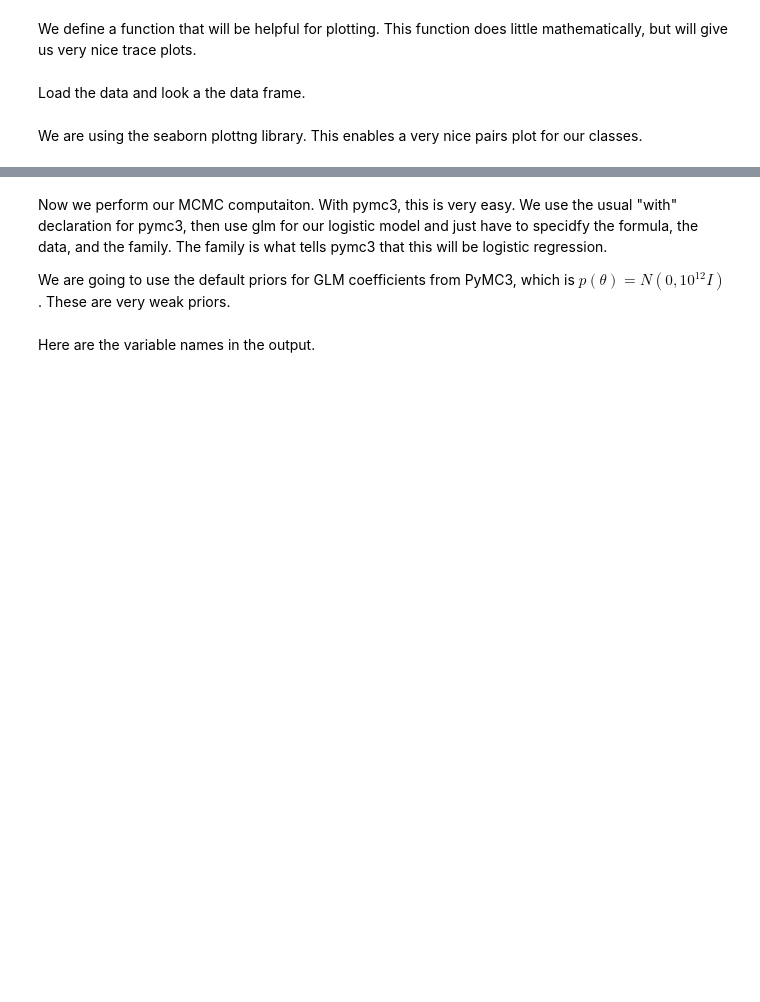
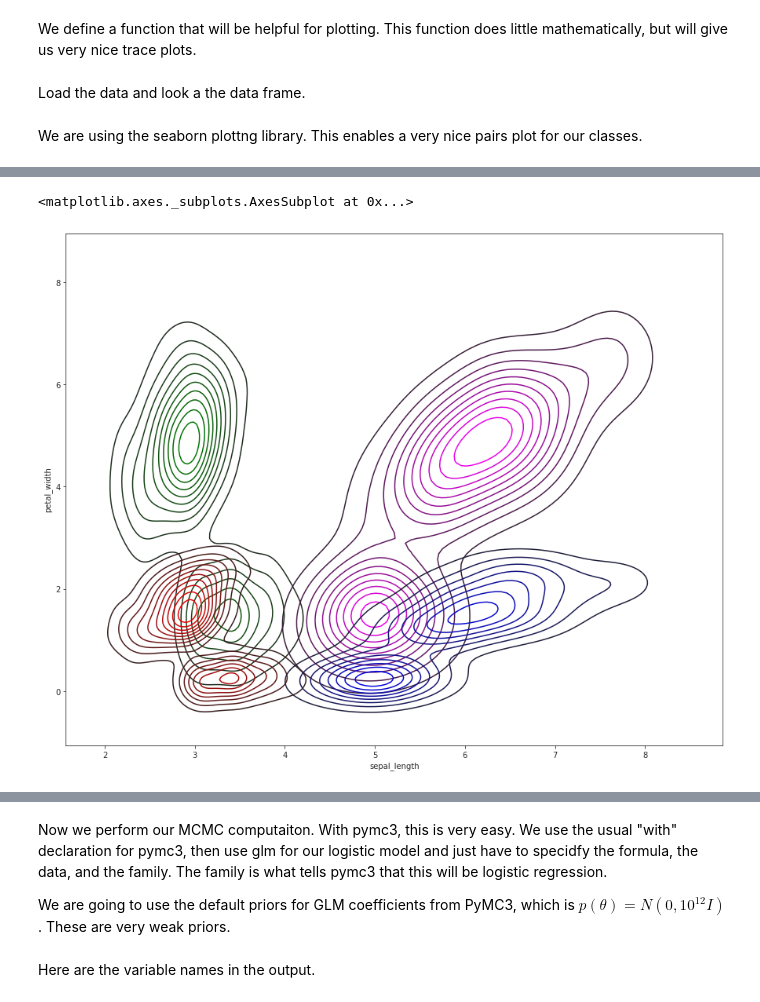
Before and after one commit to jaykay4403/Bayesian-ML, a Jupyter notebook: pymc3-bayesian-logistic-regression-classification.ipynb, the cells around one changed output, grey strips where cells are left out. Saved outputs shown, nothing was run; the diff lists cells and outputs as text; code cells hidden in the pictures; blank space fills up the shorter version.

```diff
--- a/pymc3-bayesian-logistic-regression-classification.ipynb
+++ b/pymc3-bayesian-logistic-regression-classification.ipynb
@@ -49,0 +105,7 @@ g = sns.pairplot(data, hue="species", palette="husl", markers=["o", "s", "D"])
+# %%
+# Drop 'species' categorical column becasue sns kdeplot (below) does not accept strings
+
+data_nospecies = data.drop('species', 1)
+data_nospecies
+
+# See: https://seaborn.pydata.org/generated/seaborn.kdeplot.html
@@ -49,0 +126,26 @@ g = sns.pairplot(data, hue="species", palette="husl", markers=["o", "s", "D"])
+# %%
+plt.figure(figsize=(15,12))
+
+sns.kdeplot(data_nospecies.sepal_width, data_nospecies.petal_length, shade=False, hue=None, color='green')
+sns.kdeplot(data_nospecies.sepal_width, data_nospecies.petal_width,shade=False, hue=None, color='red')
+sns.kdeplot(data_nospecies.sepal_length, data_nospecies.petal_length,shade=False, hue=None, color='magenta')
+sns.kdeplot(data_nospecies.sepal_length, data_nospecies.petal_width,shade=False, hue=None, color='blue')
+
+# See: https://towardsdatascience.com/building-a-bayesian-logistic-regression-with-python-and-pymc3-4dd463bbb16
+# See: https://seaborn.pydata.org/generated/seaborn.kdeplot.html
+# Note that seaborn documentation shows some examples using iris dataset (which I noticed only at the end!)
+
+
+
+## For code below, I am receving the error: 'numpy.linalg.LinAlgError: singular
+## matrix' when I runplots below, which work in kaggle. I found an article which
+## describes a fix, but I cannot seem to install the proper numpy sub-libraries.
+## See: https://www.statology.org/python-numpy-linalg-singular-matrix/
+
+#sns.kdeplot(x=data_nospecies.sepal_length, y=data_nospecies.sepal_length, shade=None, hue=None, color='yellow')
+# sns.kdeplot(x=data_nospecies.sepal_width, y=data_nospecies.sepal_width, shade=False, hue=False, color='red')
+# sns.kdeplot(x=data_nospecies.petal_length, y=data_nospecies.petal_length, shade=False, hue=False, color='magenta')
+# sns.kdeplot(x=data_nospecies.petal_width, y=data_nospecies.petal_width, shade=False, hue=False, color='blue')
+# %% [output]
+<matplotlib.axes._subplots.AxesSubplot at 0x...>
+[figure, added]
```
Also changed, not shown: parts of 16 cells of this notebook.
